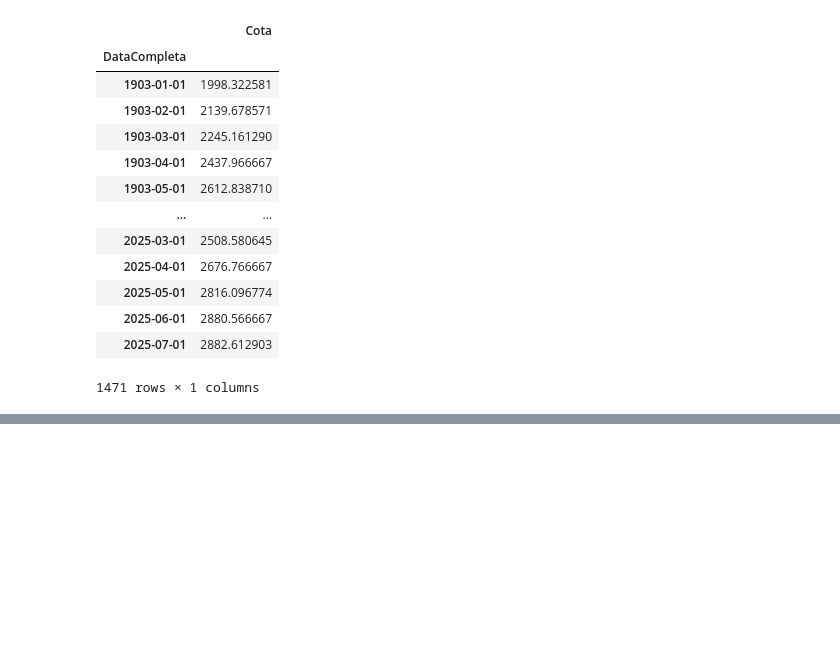
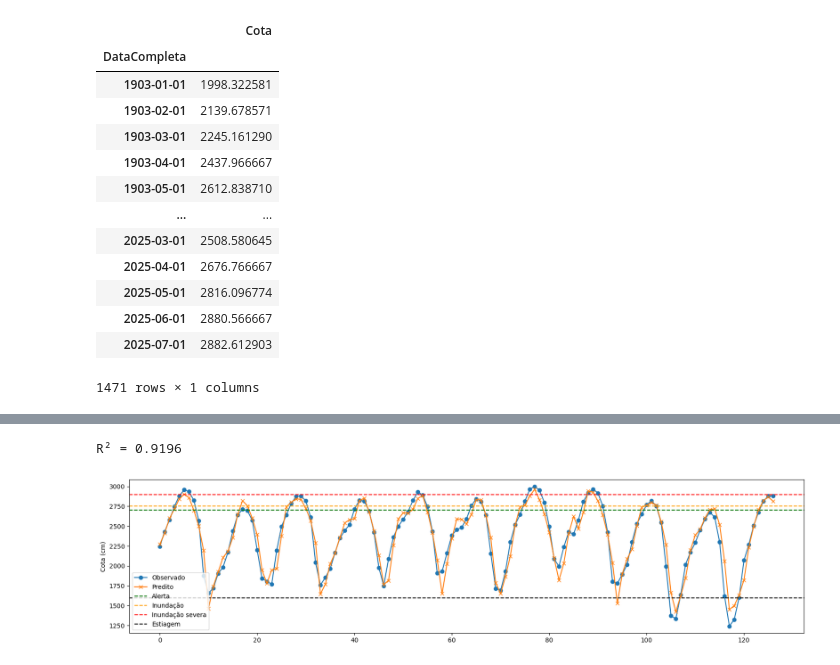
Before and after one commit to DioGS17/ML-HidroPrev, a Jupyter notebook: cota_mensal.ipynb, the cells around one changed output, grey strips where cells are left out. Saved outputs shown, nothing was run; the diff lists cells and outputs as text; code cells hidden in the pictures; blank space fills up the shorter version.

```diff
--- a/cota_mensal.ipynb
+++ b/cota_mensal.ipynb
@@ -61,0 +175,5 @@ df_mensal
+# %%
+df = el_nino_mensal3.copy()
+df['El Nino 3.4'] = el_nino_mensal34['El Nino 3.4']
+df['14990000'] = df_mensal['Cota']['1981-01-01':]
+df
@@ -61,0 +235,7 @@ df_mensal
+# %%
+def create_multi_step_dataset(series, janela, n_steps):
+    X, y = [], []
+    for i in range(len(series) - janela - n_steps + 1):
+        X.append(series[i:i+janela])
+        y.append(series[i+janela:i+janela+n_steps])
+    return np.array(X), np.array(y)
@@ -61,0 +262,10 @@ df_mensal
+# %%
+lstm = ann.build_model_lstm(30, janela, steps)
+
+early_stop = keras.callbacks.EarlyStopping(
+    monitor='val_loss',
+    patience=10,
+    restore_best_weights=True
+)
+
+lstm.fit(x_train1, y_train1, epochs=250, callbacks=early_stop)
@@ -61,0 +294,3 @@ df_mensal
+# %%
+pred1 = lstm.predict(x_test1)
+pred1_inv = y_scale1.inverse_transform(pred1)
@@ -61,0 +299,17 @@ df_mensal
+# %%
+print(f"R² = {r2_score(y_test1, pred1_inv):.4f}")
+
+plt.figure(figsize=(16, 4))
+plt.plot(y_test1, marker='o', linestyle='-', label='Observado')
+plt.plot(pred1_inv, marker='x', linestyle='-', label='Predito')
+plt.axhline(y=2700, color='green', linestyle='--', label='Alerta')
+plt.axhline(y=2750, color='orange', linestyle='--', label='Inundação')
+plt.axhline(y=2900, color='red', linestyle='--', label='Inundação severa')
+plt.axhline(y=1600, color='black', linestyle='--', label='Estiagem')
+plt.legend(loc='lower left')
+plt.tight_layout()
+plt.ylabel('Cota (cm)')
+plt.show()
+# %% [output]
+R² = 0.9196
+[figure, added]
```
Also changed, not shown: parts of 27 cells of this notebook.
